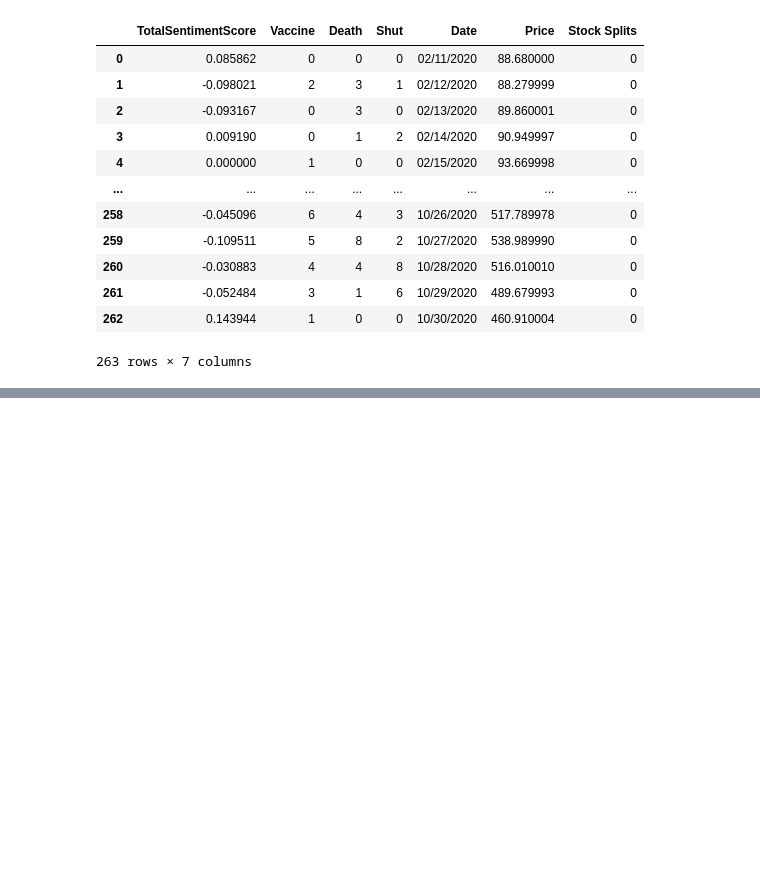
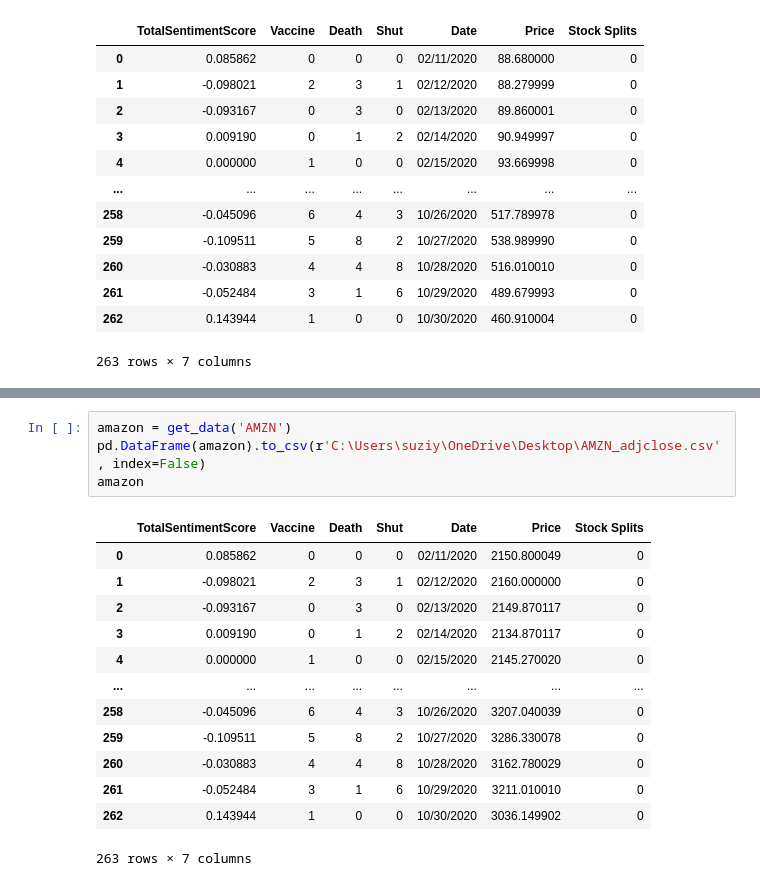
Before and after one commit to dchernysheva/ORIE-4741, a Jupyter notebook: Code/Tech/Stock Data.ipynb, the cells around one changed output, grey strips where cells are left out. Saved outputs shown, nothing was run; the diff lists cells and outputs as text; blank space fills up the shorter version.

```diff
--- a/Code/Tech/Stock Data.ipynb
+++ b/Code/Tech/Stock Data.ipynb
@@ -81,0 +100,18 @@ zoom
+# %%
+amazon = get_data('AMZN')
+pd.DataFrame(amazon).to_csv(r'C:\Users\suziy\OneDrive\Desktop\AMZN_adjclose.csv', index=False)
+amazon
+# %% [output]
+|  | TotalSentimentScore | Vaccine | Death | Shut | Date | Price | Stock Splits |
+| 0 | 0.085862 | 0 | 0 | 0 | 02/11/2020 | 2150.800049 | 0 |
+| 1 | -0.098021 | 2 | 3 | 1 | 02/12/2020 | 2160.000000 | 0 |
+| 2 | -0.093167 | 0 | 3 | 0 | 02/13/2020 | 2149.870117 | 0 |
+| 3 | 0.009190 | 0 | 1 | 2 | 02/14/2020 | 2134.870117 | 0 |
+| 4 | 0.000000 | 1 | 0 | 0 | 02/15/2020 | 2145.270020 | 0 |
+| ... | ... | ... | ... | ... | ... | ... | ... |
+| 258 | -0.045096 | 6 | 4 | 3 | 10/26/2020 | 3207.040039 | 0 |
+| 259 | -0.109511 | 5 | 8 | 2 | 10/27/2020 | 3286.330078 | 0 |
+| 260 | -0.030883 | 4 | 4 | 8 | 10/28/2020 | 3162.780029 | 0 |
+| 261 | -0.052484 | 3 | 1 | 6 | 10/29/2020 | 3211.010010 | 0 |
+| 262 | 0.143944 | 1 | 0 | 0 | 10/30/2020 | 3036.149902 | 0 |
+263 rows × 7 columns
```
Also changed, not shown: parts of 8 cells of this notebook.
